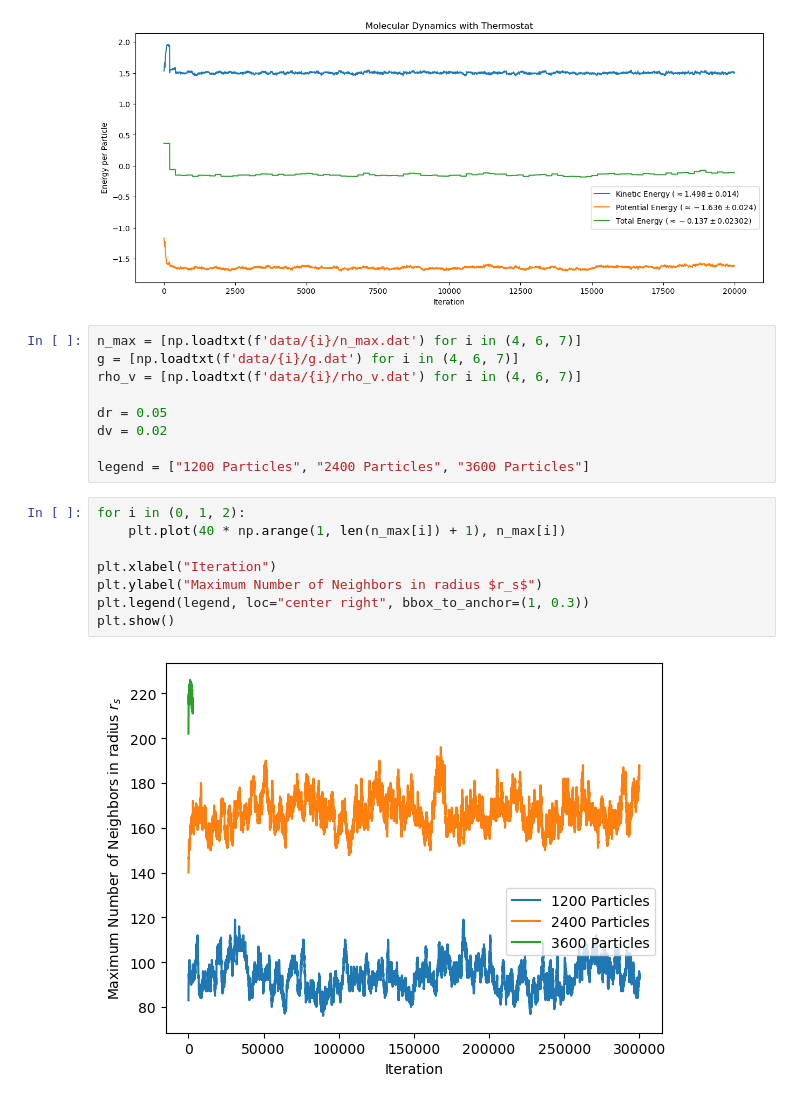
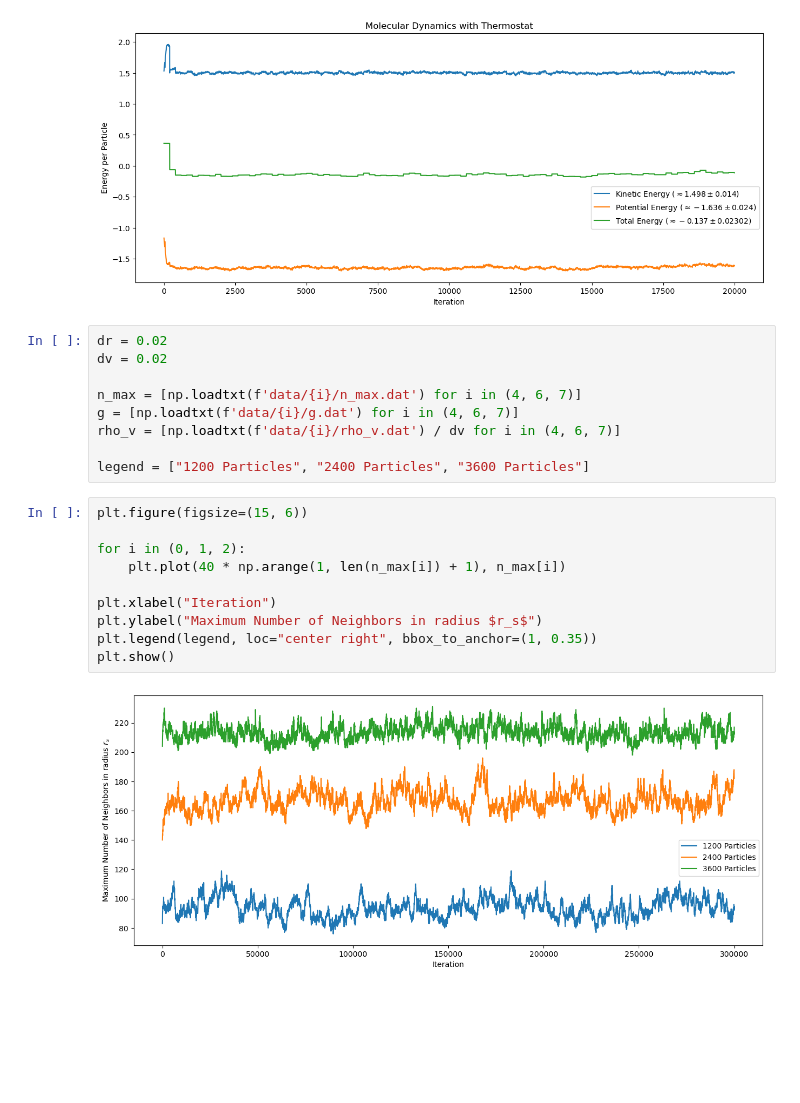
Before and after one commit to vigneshpai2003/Computational-Physics, a Jupyter notebook: Molecular_Dynamics/submission.ipynb, the cells around one changed output. Saved outputs shown, nothing was run; the diff lists cells and outputs as text; blank space fills up the shorter version.

Commit message:
completed graphs

```diff
--- a/Molecular_Dynamics/submission.ipynb
+++ b/Molecular_Dynamics/submission.ipynb
@@ -46,24 +46,26 @@ plt.show()
 # %% [output]
 [figure]
 # %%
+dr = 0.02
+dv = 0.02
+
 n_max = [np.loadtxt(f'data/{i}/n_max.dat') for i in (4, 6, 7)]
 g = [np.loadtxt(f'data/{i}/g.dat') for i in (4, 6, 7)]
-rho_v = [np.loadtxt(f'data/{i}/rho_v.dat') for i in (4, 6, 7)]
-
-dr = 0.05
-dv = 0.02
+rho_v = [np.loadtxt(f'data/{i}/rho_v.dat') / dv for i in (4, 6, 7)]
 
 legend = ["1200 Particles", "2400 Particles", "3600 Particles"]
 # %%
+plt.figure(figsize=(15, 6))
+
 for i in (0, 1, 2):
     plt.plot(40 * np.arange(1, len(n_max[i]) + 1), n_max[i])
 
 plt.xlabel("Iteration")
 plt.ylabel("Maximum Number of Neighbors in radius $r_s$")
-plt.legend(legend, loc="center right", bbox_to_anchor=(1, 0.3))
+plt.legend(legend, loc="center right", bbox_to_anchor=(1, 0.35))
 plt.show()
 # %% [output]
-[figure, old version]
+[figure, new version]
 # %%
 plt.figure(figsize=(15, 6))
 
```
Also changed, not shown: parts of 3 cells of this notebook.
